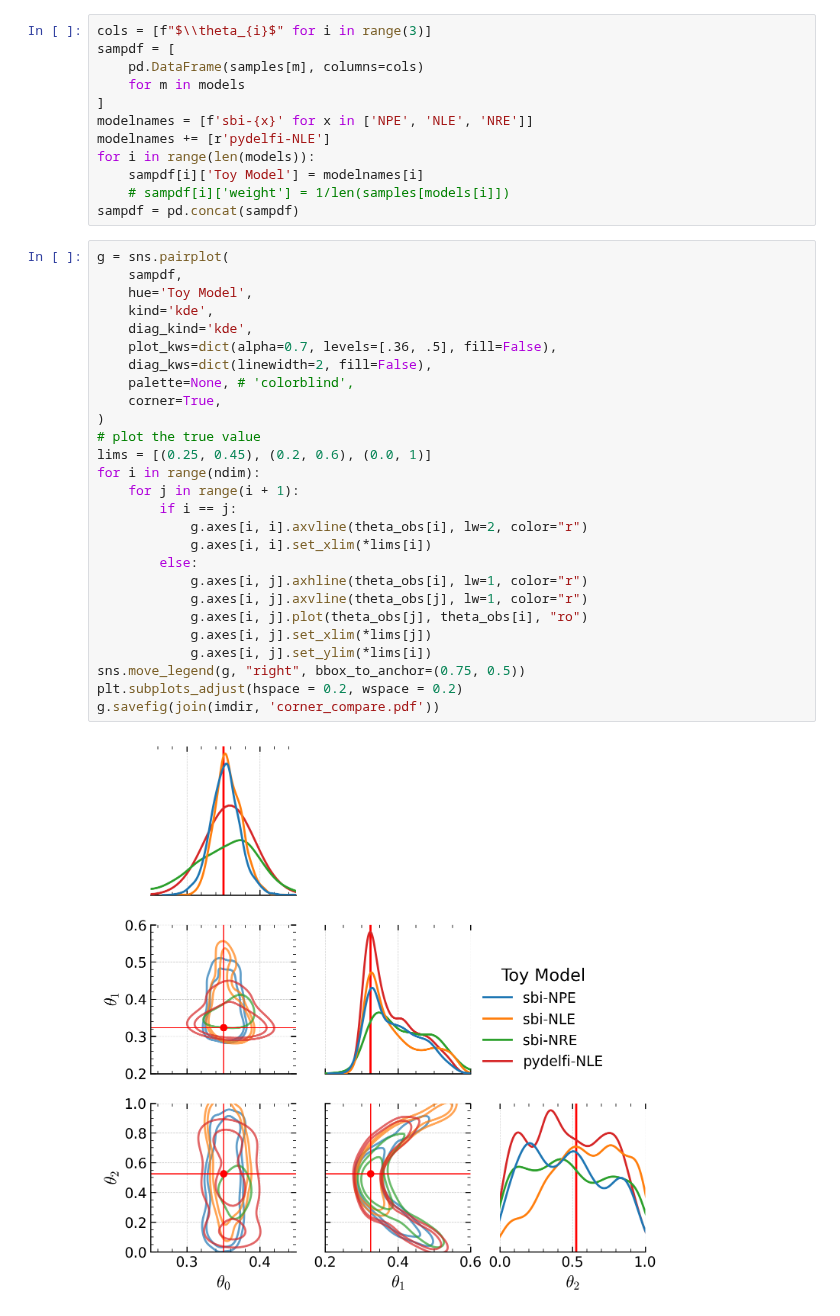
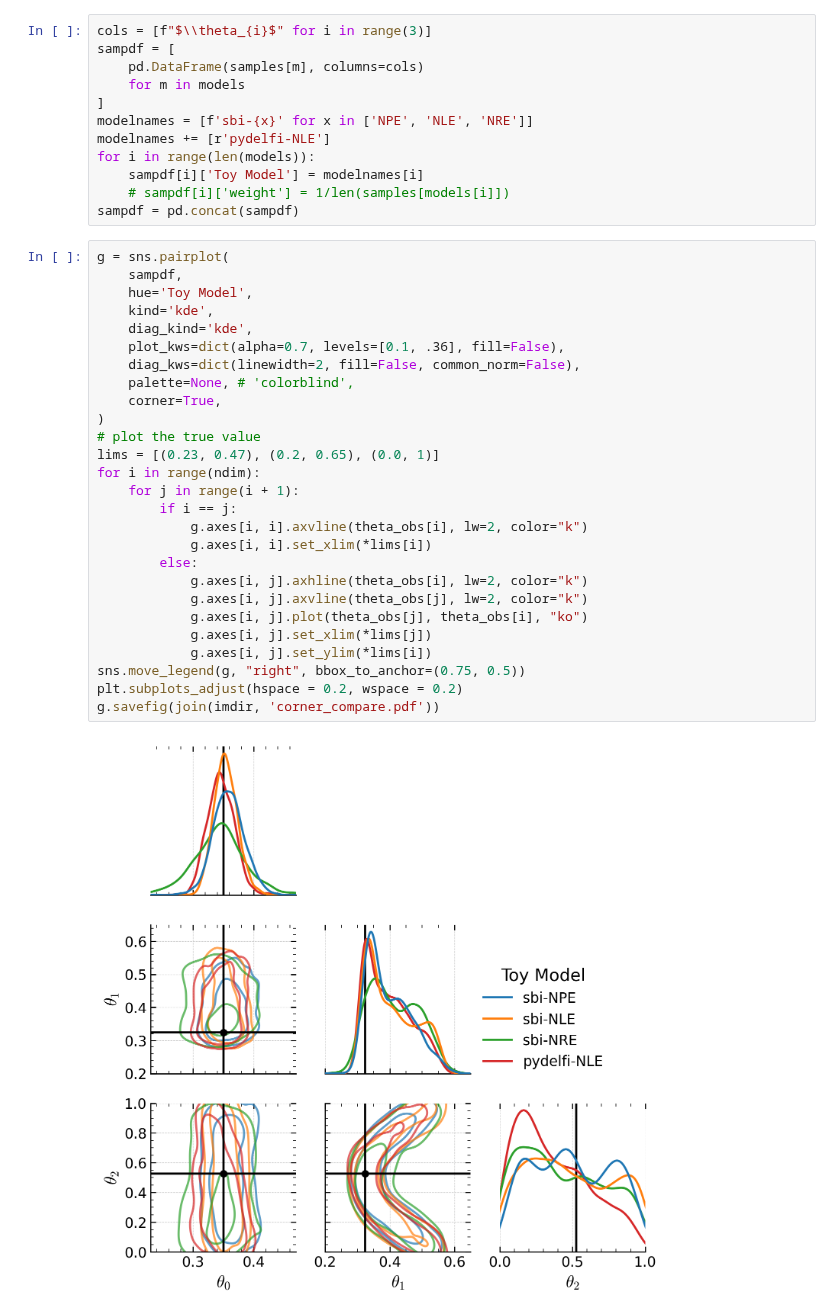
Before and after one commit to maho3/ltu-ili, a Jupyter notebook: paper/fig2.ipynb, the cells around one changed output. Saved outputs shown, nothing was run; the diff lists cells and outputs as text.

```diff
--- a/paper/fig2.ipynb
+++ b/paper/fig2.ipynb
@@ -64,29 +64,29 @@ sampdf = pd.concat(sampdf)
 # %%
 g = sns.pairplot(
     sampdf,
     hue='Toy Model',
     kind='kde',
     diag_kind='kde',
-    plot_kws=dict(alpha=0.7, levels=[.36, .5], fill=False),
-    diag_kws=dict(linewidth=2, fill=False),
+    plot_kws=dict(alpha=0.7, levels=[0.1, .36], fill=False),
+    diag_kws=dict(linewidth=2, fill=False, common_norm=False),
     palette=None, # 'colorblind',
     corner=True,
 )
 # plot the true value
-lims = [(0.25, 0.45), (0.2, 0.6), (0.0, 1)]
+lims = [(0.23, 0.47), (0.2, 0.65), (0.0, 1)]
 for i in range(ndim):
     for j in range(i + 1):
         if i == j:
-            g.axes[i, i].axvline(theta_obs[i], lw=2, color="r")
+            g.axes[i, i].axvline(theta_obs[i], lw=2, color="k")
             g.axes[i, i].set_xlim(*lims[i])
         else:
-            g.axes[i, j].axhline(theta_obs[i], lw=1, color="r")
-            g.axes[i, j].axvline(theta_obs[j], lw=1, color="r")
-            g.axes[i, j].plot(theta_obs[j], theta_obs[i], "ro")
+            g.axes[i, j].axhline(theta_obs[i], lw=2, color="k")
+            g.axes[i, j].axvline(theta_obs[j], lw=2, color="k")
+            g.axes[i, j].plot(theta_obs[j], theta_obs[i], "ko")
             g.axes[i, j].set_xlim(*lims[j])
             g.axes[i, j].set_ylim(*lims[i])
 sns.move_legend(g, "right", bbox_to_anchor=(0.75, 0.5))
 plt.subplots_adjust(hspace = 0.2, wspace = 0.2)
 g.savefig(join(imdir, 'corner_compare.pdf'))
 # %% [output]
-[figure, old version]
+[figure, new version]
```
Also changed, not shown: 4 other files.
